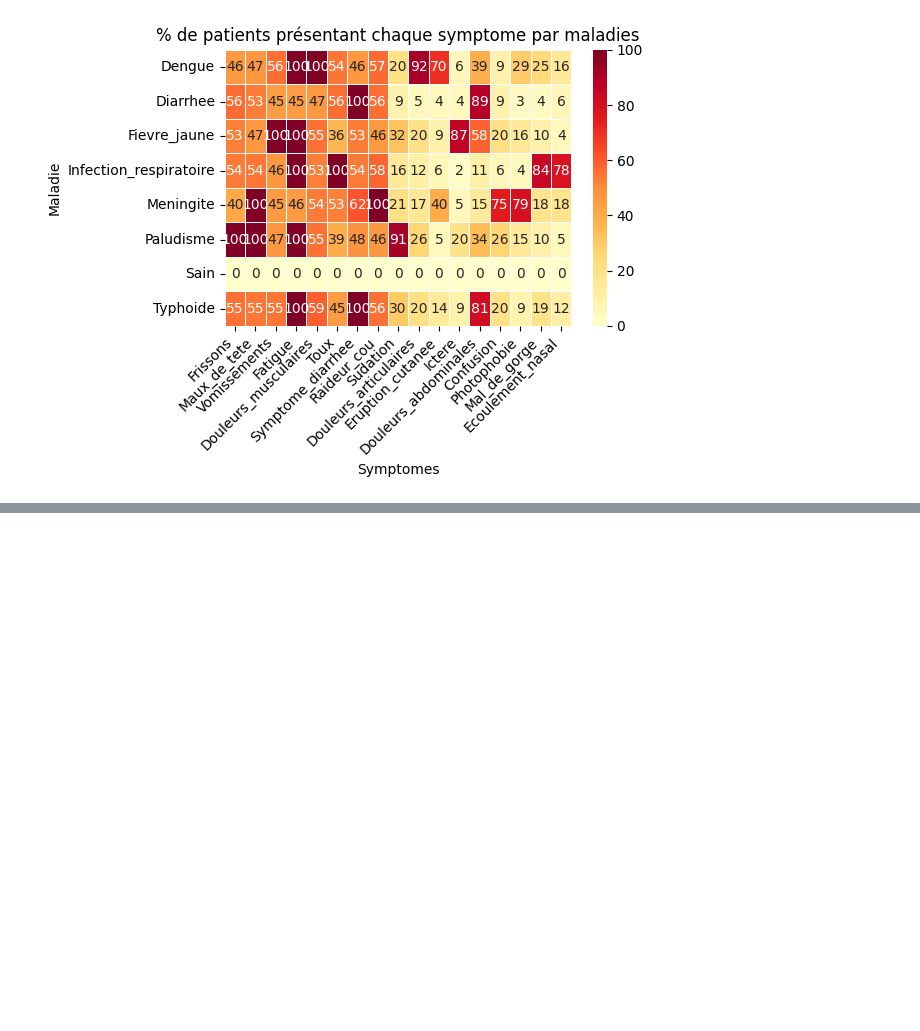
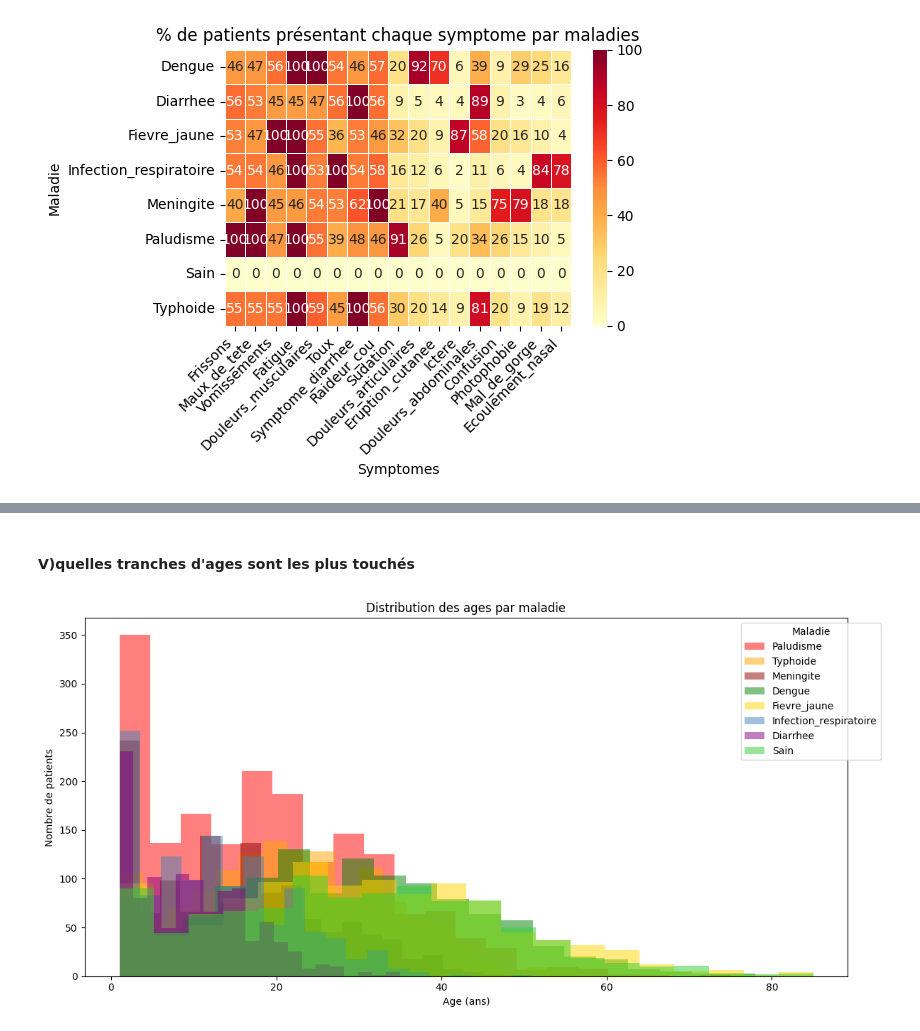
Before and after one commit to MIM223otaku/Projet-de-soutenance, a Jupyter notebook: EDA.ipynb, the cells around one changed output, grey strips where cells are left out. Saved outputs shown, nothing was run; the diff lists cells and outputs as text; code cells hidden in the pictures; blank space fills up the shorter version.

```diff
--- a/EDA.ipynb
+++ b/EDA.ipynb
@@ -117,0 +153,31 @@ Typhoide                19.785714     8.928571     18.857143         11.928571
+# %% [markdown]
+#### V)quelles tranches d'ages sont les plus touchés
+# %%
+couleurs = {
+    "Paludisme":              "red",
+    "Typhoide":               "orange",
+    "Meningite":              "darkred",
+    "Dengue":                 "green",
+    "Fievre_jaune":           "gold",
+    "Infection_respiratoire": "steelblue",
+    "Diarrhee":               "purple",
+    "Sain":                   "limegreen",
+}
+plt.figure(figsize=(12,6))
+for maladie, couleur in couleurs.items():
+    ages = df[df["Maladie"]== maladie]["Age"]
+    plt.hist(
+        ages,
+        bins=20,
+        alpha=0.5,
+        label=maladie,
+        color=couleur
+    )
+plt.title("Distribution des ages par maladie")
+plt.xlabel("Age (ans)")
+plt.ylabel("Nombre de patients")
+plt.legend(title="Maladie",bbox_to_anchor=(1.05,1))
+plt.tight_layout()
+plt.show()
+# %% [output]
+[figure, added]
```
Also changed, not shown: parts of 2 cells of this notebook, 1 other file.
